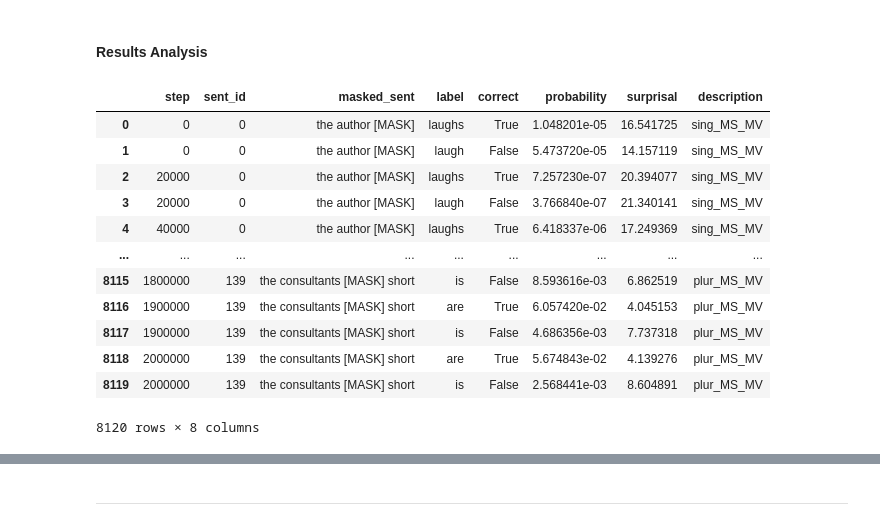
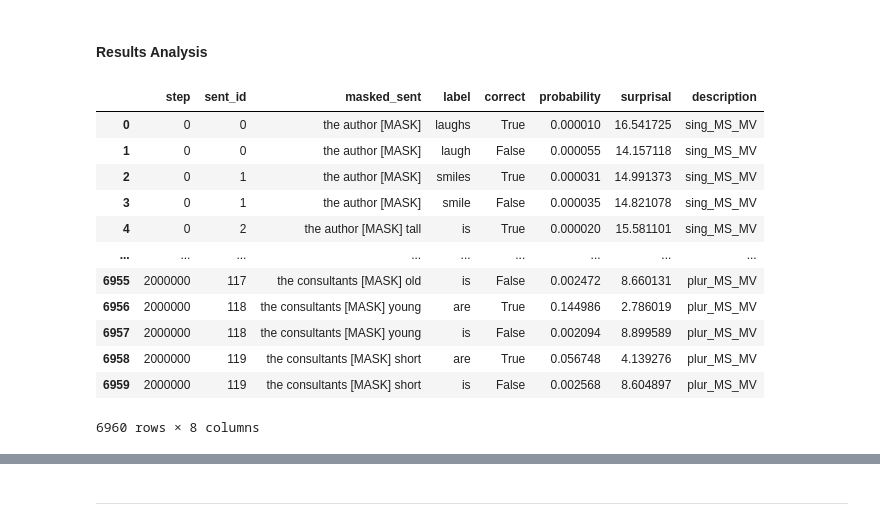
Before and after one commit to NazaninShafiabadi/word-acquisition-language-models, a Jupyter notebook: syntax_acquisition.ipynb, the cells around one changed output, grey strips where cells are left out. Cells and saved outputs as stored; diff of their text form; code cells hidden in the pictures.

```diff
--- a/syntax_acquisition.ipynb
+++ b/syntax_acquisition.ipynb
@@ -245,23 +301,20 @@ results_df.to_csv('results/simple_agrmt_results.csv', sep='\t', index=False)
 # %% [markdown]
 #### Results Analysis
-# %%
-results_df = pd.read_csv('results/simple_agrmt_results.csv', sep='\t')
-
-# in every sentence pair (same sent_id) the first label is the correct label.
-results_df.insert(results_df.columns.get_loc('label') + 1, 'correct', results_df.groupby(['step', 'sent_id']).cumcount() % 2 == 0)
-results_df
-# %% [output]
-|  | step | sent_id | masked_sent | label | correct | probability | surprisal | description |
-| 0 | 0 | 0 | the author [MASK] | laughs | True | 1.048201e-05 | 16.541725 | sing_MS_MV |
-| 1 | 0 | 0 | the author [MASK] | laugh | False | 5.473720e-05 | 14.157119 | sing_MS_MV |
-| 2 | 20000 | 0 | the author [MASK] | laughs | True | 7.257230e-07 | 20.394077 | sing_MS_MV |
-| 3 | 20000 | 0 | the author [MASK] | laugh | False | 3.766840e-07 | 21.340141 | sing_MS_MV |
-| 4 | 40000 | 0 | the author [MASK] | laughs | True | 6.418337e-06 | 17.249369 | sing_MS_MV |
-| ... | ... | ... | ... | ... | ... | ... | ... | ... |
-| 8115 | 1800000 | 139 | the consultants [MASK] short | is | False | 8.593616e-03 | 6.862519 | plur_MS_MV |
-| 8116 | 1900000 | 139 | the consultants [MASK] short | are | True | 6.057420e-02 | 4.045153 | plur_MS_MV |
-| 8117 | 1900000 | 139 | the consultants [MASK] short | is | False | 4.686356e-03 | 7.737318 | plur_MS_MV |
-| 8118 | 2000000 | 139 | the consultants [MASK] short | are | True | 5.674843e-02 | 4.139276 | plur_MS_MV |
-| 8119 | 2000000 | 139 | the consultants [MASK] short | is | False | 2.568441e-03 | 8.604891 | plur_MS_MV |
-8120 rows × 8 columns
+# %%
+simple_agrmt_results = pd.read_csv('results/simple_agrmt_results.csv', sep='\t')
+simple_agrmt_results
+# %% [output]
+|  | step | sent_id | masked_sent | label | correct | probability | surprisal | description |
+| 0 | 0 | 0 | the author [MASK] | laughs | True | 0.000010 | 16.541725 | sing_MS_MV |
+| 1 | 0 | 0 | the author [MASK] | laugh | False | 0.000055 | 14.157118 | sing_MS_MV |
+| 2 | 0 | 1 | the author [MASK] | smiles | True | 0.000031 | 14.991373 | sing_MS_MV |
+| 3 | 0 | 1 | the author [MASK] | smile | False | 0.000035 | 14.821078 | sing_MS_MV |
+| 4 | 0 | 2 | the author [MASK] tall | is | True | 0.000020 | 15.581101 | sing_MS_MV |
+| ... | ... | ... | ... | ... | ... | ... | ... | ... |
+| 6955 | 2000000 | 117 | the consultants [MASK] old | is | False | 0.002472 | 8.660131 | plur_MS_MV |
+| 6956 | 2000000 | 118 | the consultants [MASK] young | are | True | 0.144986 | 2.786019 | plur_MS_MV |
+| 6957 | 2000000 | 118 | the consultants [MASK] young | is | False | 0.002094 | 8.899589 | plur_MS_MV |
+| 6958 | 2000000 | 119 | the consultants [MASK] short | are | True | 0.056748 | 4.139276 | plur_MS_MV |
+| 6959 | 2000000 | 119 | the consultants [MASK] short | is | False | 0.002568 | 8.604897 | plur_MS_MV |
+6960 rows × 8 columns
 # %%
```
Also changed, not shown: parts of 18 cells of this notebook, 3 other files.
